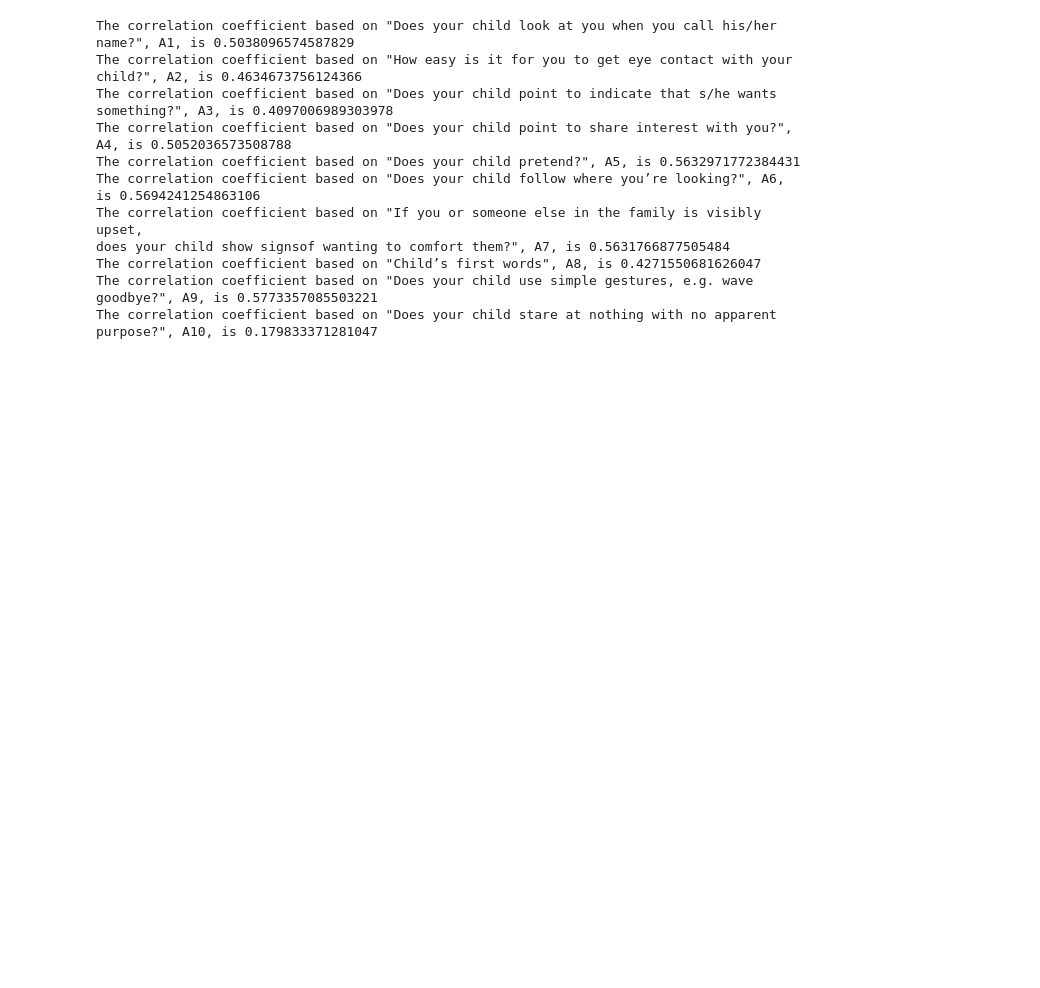
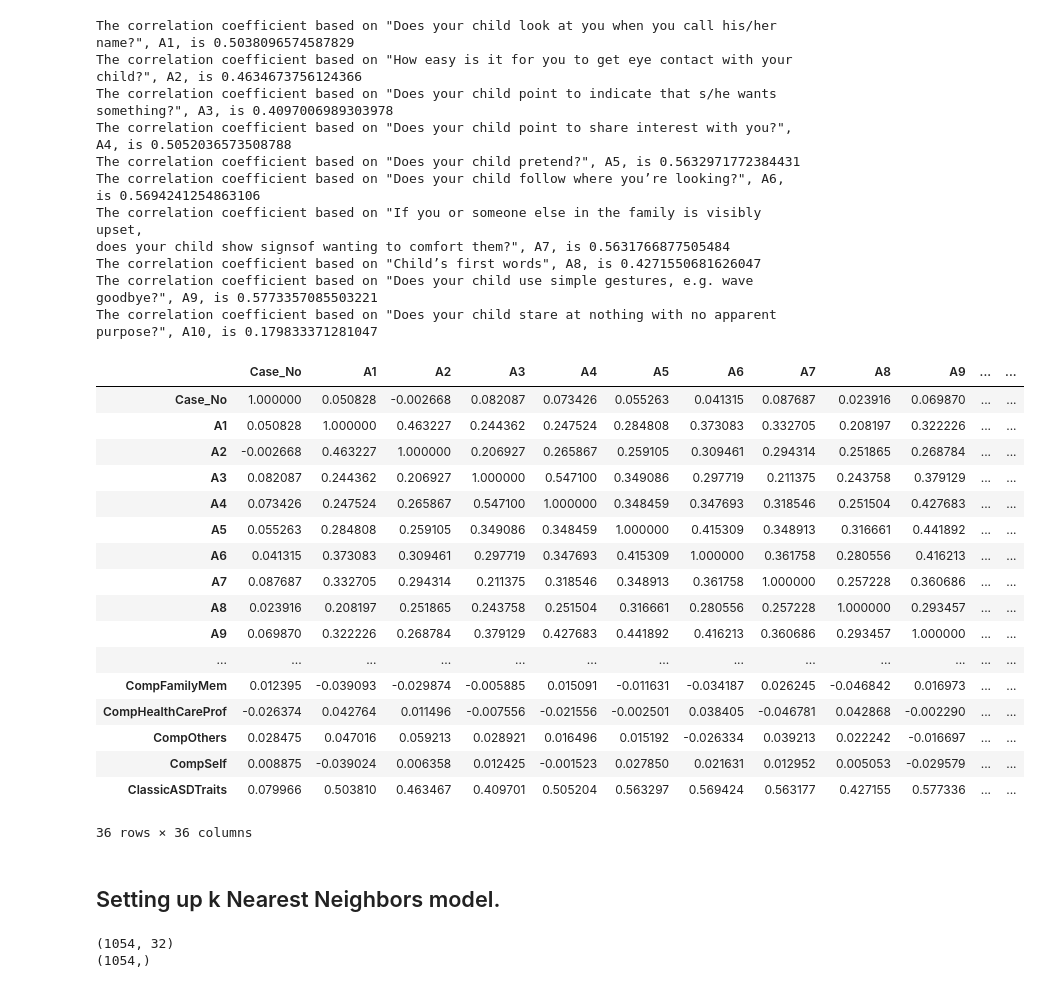
Before and after one commit to smp201804/Springboard_DSCT, a Jupyter notebook: Cap1/Cap1_Toddler_ASD.ipynb, the cells around one changed output. Cells and saved outputs as stored; diff of their text form; code cells hidden in the pictures; blank space fills up the shorter version.

```diff
--- a/Cap1/Cap1_Toddler_ASD.ipynb
+++ b/Cap1/Cap1_Toddler_ASD.ipynb
@@ -358,3 +373,39 @@ does your child show signsof wanting to comfort them?", A7, is 0.563176687750548
 The correlation coefficient based on "Child’s first words", A8, is 0.4271550681626047
 The correlation coefficient based on "Does your child use simple gestures, e.g. wave goodbye?", A9, is 0.5773357085503221
 The correlation coefficient based on "Does your child stare at nothing with no apparent purpose?", A10, is 0.179833371281047
+# %%
+CorrMatrix = tdlrasdint.corr()
+display(CorrMatrix)
+CorrMatrix.to_csv('TdlrASDCorrMat.csv')
+# %% [output]
+|  | Case_No | A1 | A2 | A3 | A4 | A5 | A6 | A7 | A8 | A9 | ... | ... |
+| Case_No | 1.000000 | 0.050828 | -0.002668 | 0.082087 | 0.073426 | 0.055263 | 0.041315 | 0.087687 | 0.023916 | 0.069870 | ... | ... |
+| A1 | 0.050828 | 1.000000 | 0.463227 | 0.244362 | 0.247524 | 0.284808 | 0.373083 | 0.332705 | 0.208197 | 0.322226 | ... | ... |
+| A2 | -0.002668 | 0.463227 | 1.000000 | 0.206927 | 0.265867 | 0.259105 | 0.309461 | 0.294314 | 0.251865 | 0.268784 | ... | ... |
+| A3 | 0.082087 | 0.244362 | 0.206927 | 1.000000 | 0.547100 | 0.349086 | 0.297719 | 0.211375 | 0.243758 | 0.379129 | ... | ... |
+| A4 | 0.073426 | 0.247524 | 0.265867 | 0.547100 | 1.000000 | 0.348459 | 0.347693 | 0.318546 | 0.251504 | 0.427683 | ... | ... |
+| A5 | 0.055263 | 0.284808 | 0.259105 | 0.349086 | 0.348459 | 1.000000 | 0.415309 | 0.348913 | 0.316661 | 0.441892 | ... | ... |
+| A6 | 0.041315 | 0.373083 | 0.309461 | 0.297719 | 0.347693 | 0.415309 | 1.000000 | 0.361758 | 0.280556 | 0.416213 | ... | ... |
+| A7 | 0.087687 | 0.332705 | 0.294314 | 0.211375 | 0.318546 | 0.348913 | 0.361758 | 1.000000 | 0.257228 | 0.360686 | ... | ... |
+| A8 | 0.023916 | 0.208197 | 0.251865 | 0.243758 | 0.251504 | 0.316661 | 0.280556 | 0.257228 | 1.000000 | 0.293457 | ... | ... |
+| A9 | 0.069870 | 0.322226 | 0.268784 | 0.379129 | 0.427683 | 0.441892 | 0.416213 | 0.360686 | 0.293457 | 1.000000 | ... | ... |
+| ... | ... | ... | ... | ... | ... | ... | ... | ... | ... | ... | ... | ... |
+| CompFamilyMem | 0.012395 | -0.039093 | -0.029874 | -0.005885 | 0.015091 | -0.011631 | -0.034187 | 0.026245 | -0.046842 | 0.016973 | ... | ... |
+| CompHealthCareProf | -0.026374 | 0.042764 | 0.011496 | -0.007556 | -0.021556 | -0.002501 | 0.038405 | -0.046781 | 0.042868 | -0.002290 | ... | ... |
+| CompOthers | 0.028475 | 0.047016 | 0.059213 | 0.028921 | 0.016496 | 0.015192 | -0.026334 | 0.039213 | 0.022242 | -0.016697 | ... | ... |
+| CompSelf | 0.008875 | -0.039024 | 0.006358 | 0.012425 | -0.001523 | 0.027850 | 0.021631 | 0.012952 | 0.005053 | -0.029579 | ... | ... |
+| ClassicASDTraits | 0.079966 | 0.503810 | 0.463467 | 0.409701 | 0.505204 | 0.563297 | 0.569424 | 0.563177 | 0.427155 | 0.577336 | ... | ... |
+36 rows × 36 columns
+# %% [markdown]
+## Setting up k Nearest Neighbors model.
+# %%
+# Set X and y valuesfor kNN
+
+X_knn = tdlrasdint.drop(['Case_No', 'Qchat-10-Score', 'Age_Mons', 'ClassicASDTraits'], axis = 1)
+print(X_knn.shape)
+
+y_knn = tdlrasdint['ClassicASDTraits']
+print(y_knn.shape)
+# %% [output]
+(1054, 32)
+(1054,)
```
Also changed, not shown: parts of 4 cells of this notebook.
